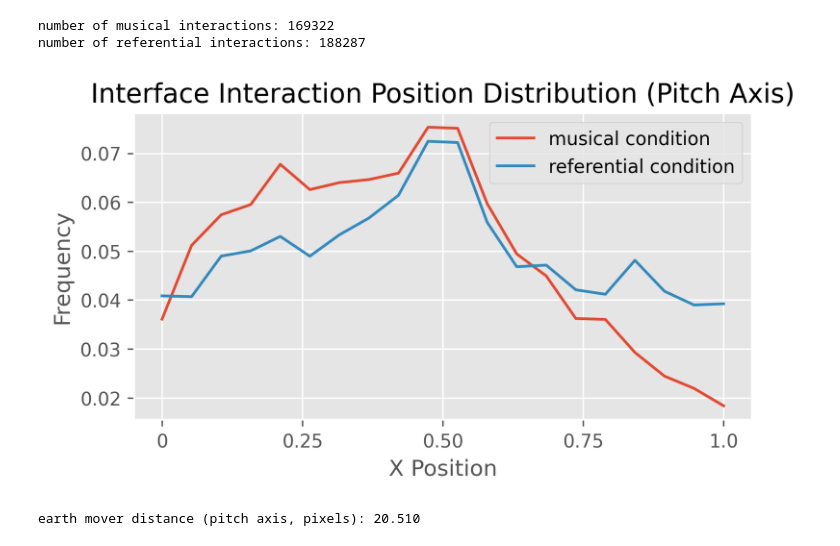
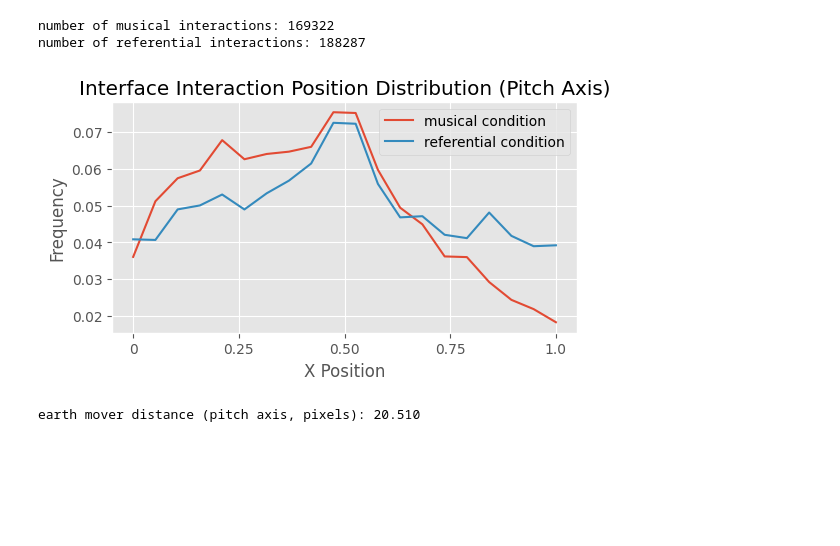
Before and after one commit to matthewcaren/image-scoring, a Jupyter notebook: analysis/viz-audio.ipynb, the cells around one changed output. Saved outputs shown, nothing was run; the diff lists cells and outputs as text; code cells hidden in the pictures; blank space fills up the shorter version.

```diff
--- a/analysis/viz-audio.ipynb
+++ b/analysis/viz-audio.ipynb
@@ -130,19 +430,19 @@ print(f'number of referential interactions: {len(referential_xvals)}')
 number of musical interactions: 169322
 number of referential interactions: 188287
 # %%
-plt.figure(figsize=(6,3), dpi=300)
+plt.figure(figsize=(6,3))
 musical_pitch_hist = np.histogram(musical_xvals, bins=20, range=(0, canvas_size))
 plt.plot(musical_pitch_hist[1][:-1], musical_pitch_hist[0]/len(musical_xvals), label='musical condition')
 referential_pitch_hist = np.histogram(referential_xvals, bins=20, range=(0, canvas_size))
 plt.plot(referential_pitch_hist[1][:-1], referential_pitch_hist[0]/len(referential_xvals), label='referential condition')
 plt.xlabel('X Position')
 plt.ylabel('Frequency')
 plt.xticks(np.linspace(0, 380, 5), ['0', '0.25', '0.50', '0.75', '1.0'])
 plt.title('Interface Interaction Position Distribution (Pitch Axis)')
 plt.legend()
 plt.show()
 # %% [output]
-[figure, old version]
+[figure, new version]
 # %%
 # compute 1D Earth Mover's Distance (Wasserstein) between x-position distributions
 emd_x = stats.wasserstein_distance(musical_xvals, referential_xvals)
```
Also changed, not shown: parts of 29 cells of this notebook.
